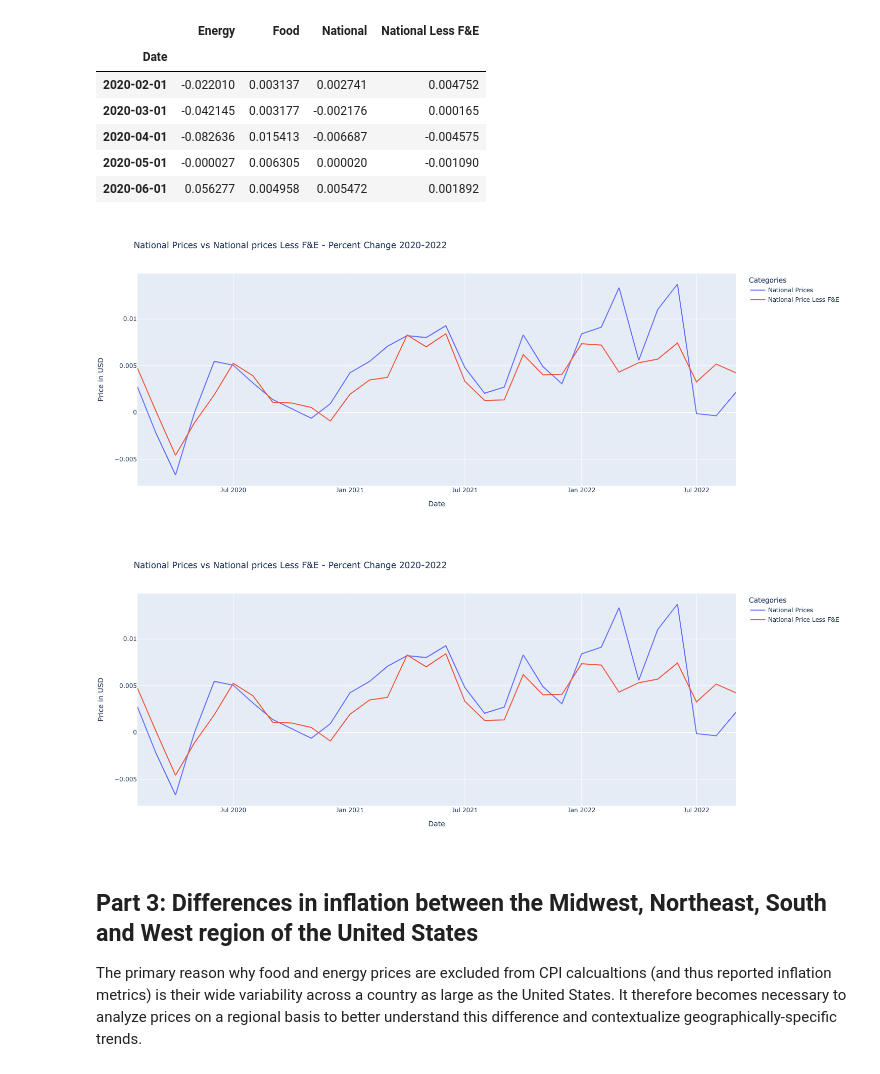
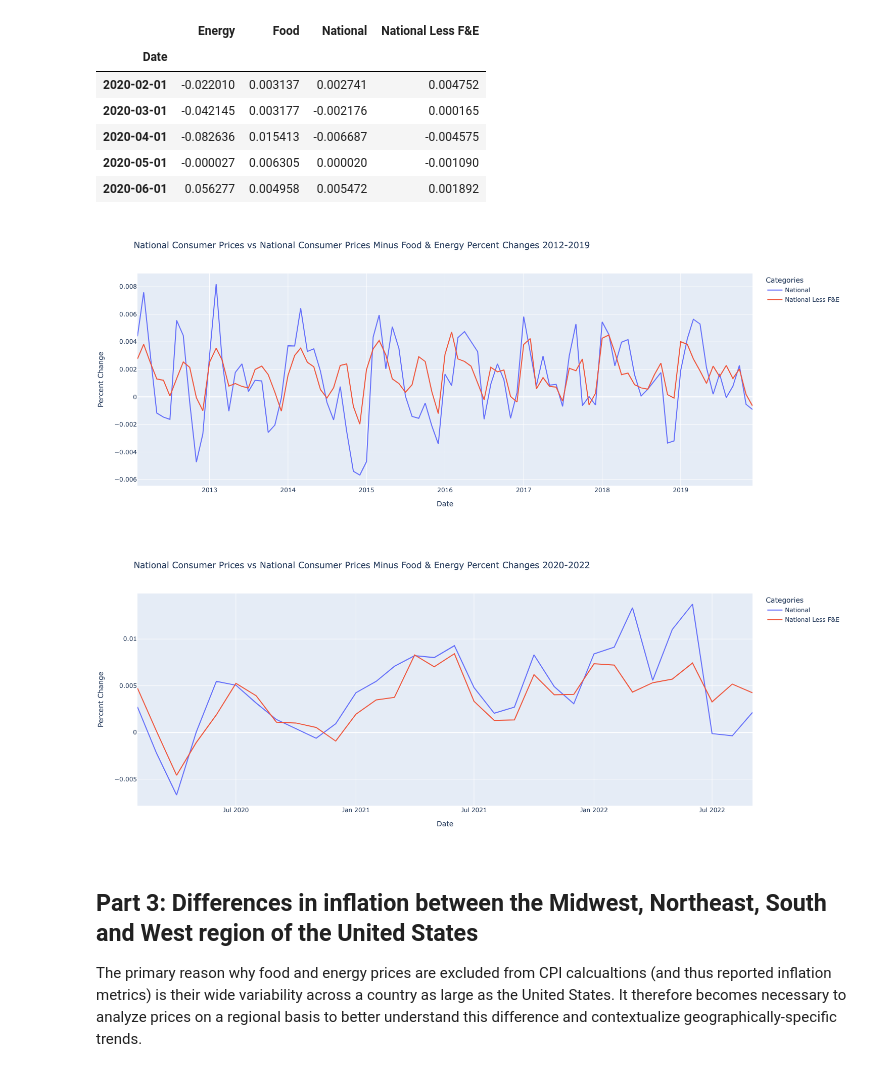
Before and after one commit to SZun/Real-Impact-of-Inflation, a Jupyter notebook: Final-Data-Analysis.ipynb, the cells around one changed output. Cells and saved outputs as stored; diff of their text form; code cells hidden in the pictures.

```diff
--- a/Final-Data-Analysis.ipynb
+++ b/Final-Data-Analysis.ipynb
@@ -320,23 +327,23 @@ display(data_2010s_pctchange.head(), data_2020s_pctchange.head())
 | 2020-05-01 | -0.000027 | 0.006305 | 0.000020 | -0.001090 |
 | 2020-06-01 | 0.056277 | 0.004958 | 0.005472 | 0.001892 |
 # %%
-px.line(data_2010s_pctchange[["National", "National Less F&E"]],
+fig = px.line(data_2010s_pctchange[["National", "National Less F&E"]],
         labels={'value': 'Percent Change', 'variable': 'Categories'},
         title="National Consumer Prices vs National Consumer Prices Minus Food & Energy Percent Changes 2012-2019",
        width=1300, height=600)
 fig.show()
 fig.write_image('./assets/images/national_consumer_prices_vs_national_consumer_prices_minus_food_&_energy_percent_changes_2012-2019_plot.png')
 # %% [output]
-[figure, old version]
+[figure, new version]
 # %%
-px.line(data_2020s_pctchange[["National", "National Less F&E"]],
+fig = px.line(data_2020s_pctchange[["National", "National Less F&E"]],
         labels={'value': 'Percent Change', 'variable': 'Categories'},
         title="National Consumer Prices vs National Consumer Prices Minus Food & Energy Percent Changes 2020-2022",
        width=1300, height=600)
 fig.show()
 fig.write_image('./assets/images/national_consumer_prices_vs_national_consumer_prices_minus_food_&_energy_percent_changes_2020-2022_plot.png')
 # %% [output]
-[figure, old version]
+[figure, new version]
 # %% [markdown]
 ## Part 3: Differences in inflation between the Midwest, Northeast, South and West region of the United States
 
```
Also changed, not shown: parts of 4 cells of this notebook, 8 other files.
